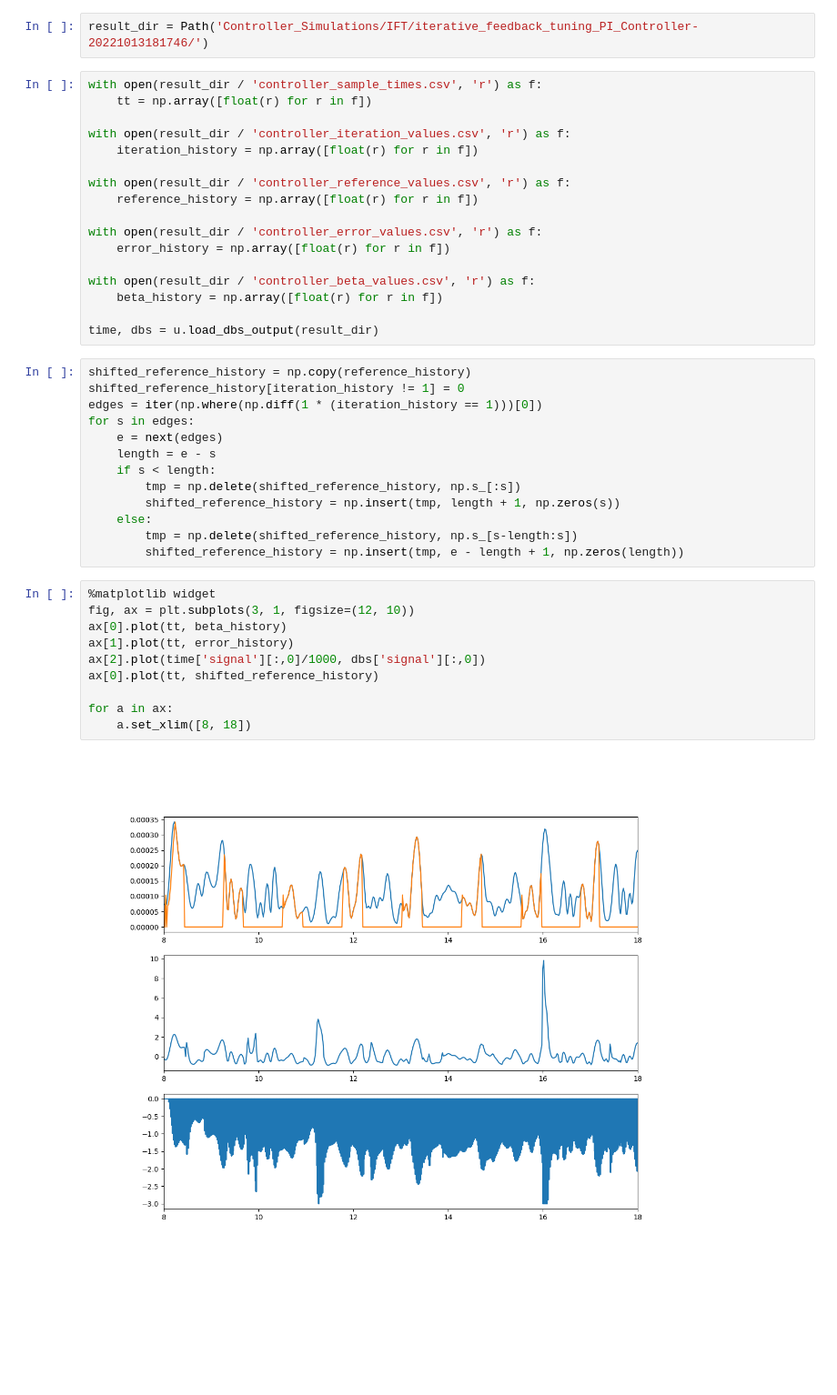
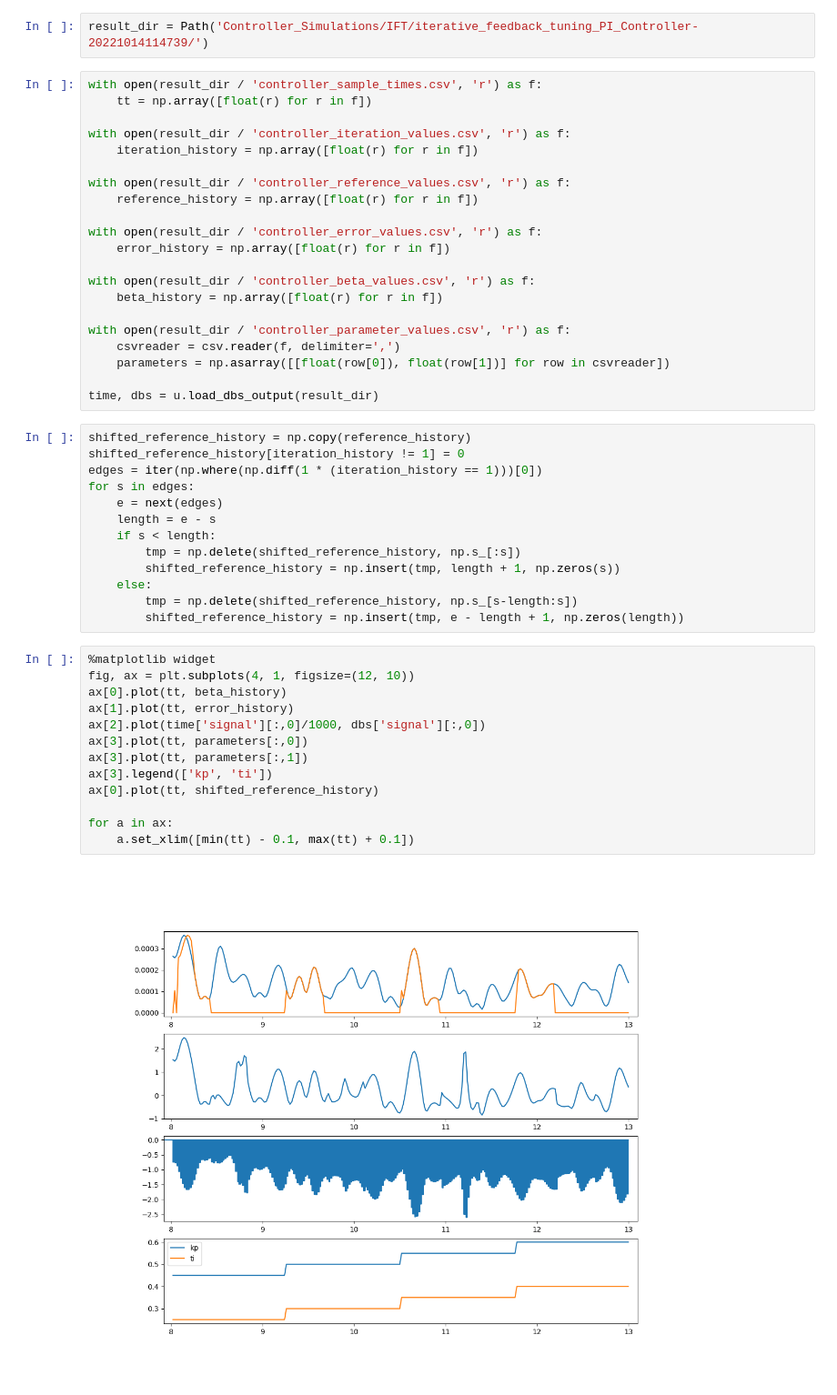
Before and after one commit to silvanx/CBG_Model_Fleming, a Jupyter notebook: Cortex_BasalGanglia_DBS_model/Simulation_Output_Results/plot_IFT.ipynb, the cells around one changed output. Shown at 91% size. Saved outputs shown, nothing was run; the diff lists cells and outputs as text; blank space fills up the shorter version.

Commit message:
Save parameters to the proper result dir

```diff
--- a/Cortex_BasalGanglia_DBS_model/Simulation_Output_Results/plot_IFT.ipynb
+++ b/Cortex_BasalGanglia_DBS_model/Simulation_Output_Results/plot_IFT.ipynb
@@ -5,7 +5,7 @@ import csv
 from pathlib import Path
 import numpy as np
 # %%
-result_dir = Path('Controller_Simulations/IFT/iterative_feedback_tuning_PI_Controller-20221013181746/')
+result_dir = Path('Controller_Simulations/IFT/iterative_feedback_tuning_PI_Controller-20221014114739/')
 # %%
 with open(result_dir / 'controller_sample_times.csv', 'r') as f:
     tt = np.array([float(r) for r in f])
@@ -22,6 +22,10 @@ with open(result_dir / 'controller_error_values.csv', 'r') as f:
 with open(result_dir / 'controller_beta_values.csv', 'r') as f:
     beta_history = np.array([float(r) for r in f])
 
+with open(result_dir / 'controller_parameter_values.csv', 'r') as f:
+    csvreader = csv.reader(f, delimiter=',')
+    parameters = np.asarray([[float(row[0]), float(row[1])] for row in csvreader])
+
 time, dbs = u.load_dbs_output(result_dir)
 # %%
 shifted_reference_history = np.copy(reference_history)
@@ -38,13 +42,16 @@ for s in edges:
         shifted_reference_history = np.insert(tmp, e - length + 1, np.zeros(length))
 # %%
 %matplotlib widget
-fig, ax = plt.subplots(3, 1, figsize=(12, 10))
+fig, ax = plt.subplots(4, 1, figsize=(12, 10))
 ax[0].plot(tt, beta_history)
 ax[1].plot(tt, error_history)
 ax[2].plot(time['signal'][:,0]/1000, dbs['signal'][:,0])
+ax[3].plot(tt, parameters[:,0])
+ax[3].plot(tt, parameters[:,1])
+ax[3].legend(['kp', 'ti'])
 ax[0].plot(tt, shifted_reference_history)
 
 for a in ax:
-    a.set_xlim([8, 18])
+    a.set_xlim([min(tt) - 0.1, max(tt) + 0.1])
 # %% [output]
-[figure, old version]
+[figure, new version]
```
Also changed, not shown: 1 other file.
